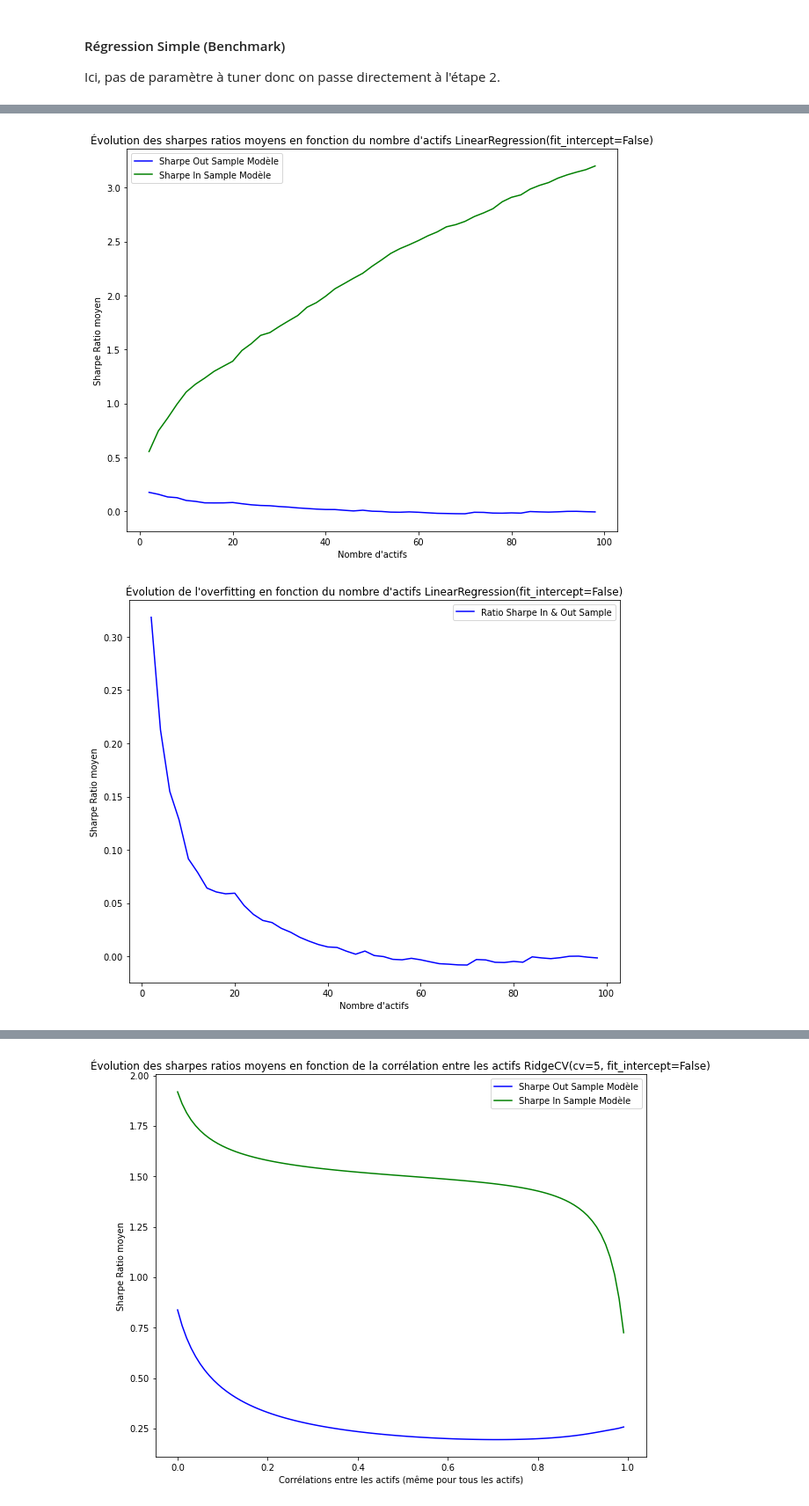
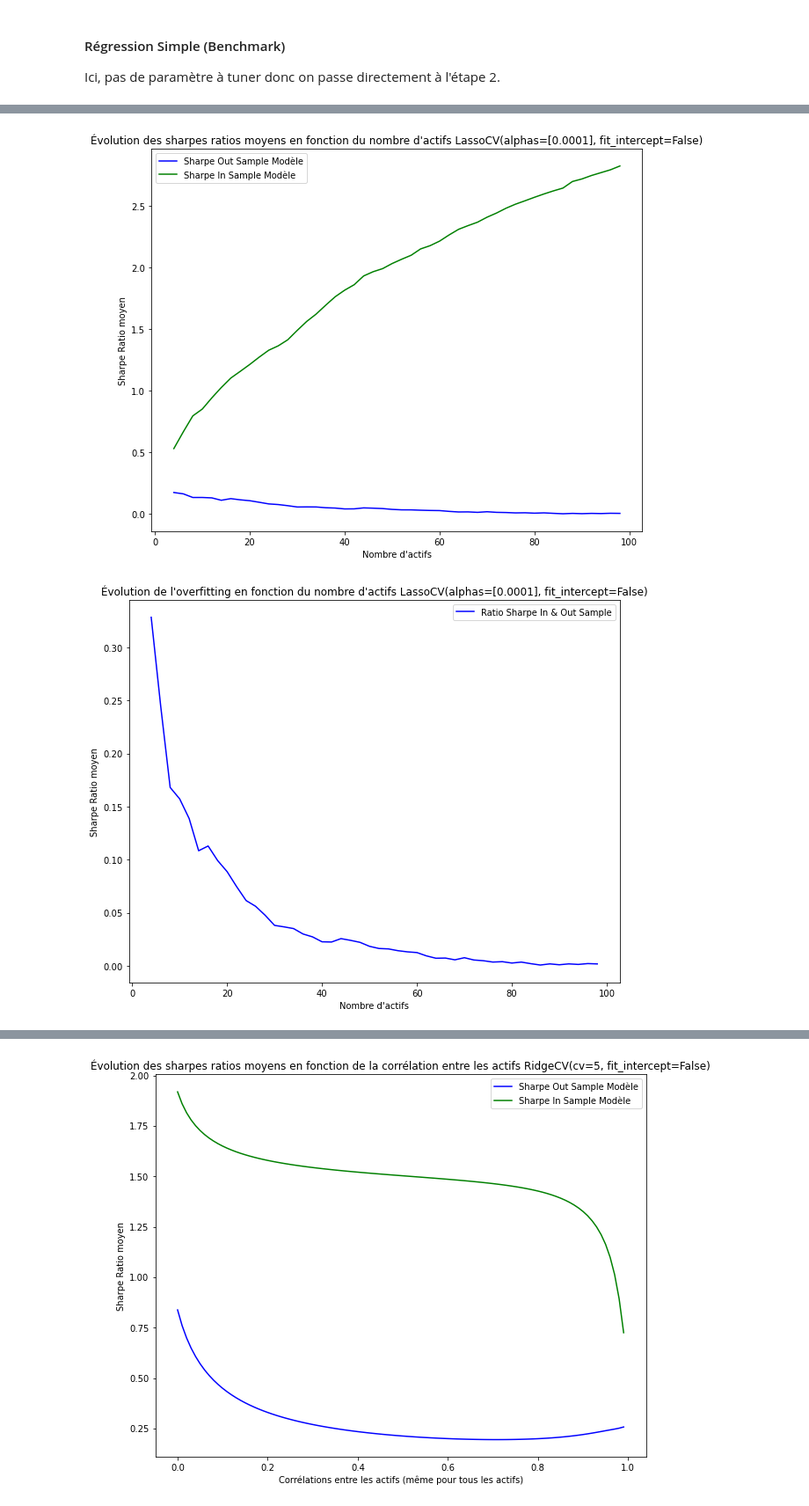
Before and after one commit to PyTomSss/StatApp_M1_ENSAE, a Jupyter notebook: Test_Linear_Models/Linear_Models_Without_Signals.ipynb, the cells around one changed output, grey strips where cells are left out. Shown at 88% size. Drawn from its saved outputs; the diff is of its cells as text; code cells hidden in the pictures.

```diff
--- a/Test_Linear_Models/Linear_Models_Without_Signals.ipynb
+++ b/Test_Linear_Models/Linear_Models_Without_Signals.ipynb
@@ -74,5 +87,5 @@ test_linear_model(2,50*256, LassoCV(fit_intercept = False, cv = 5), K = 15)
 # %%
-test_linear_model(1, 100, LinearRegression(fit_intercept = False), K = 15)
+test_linear_model(1,100, LassoCV(fit_intercept = False, alphas = [0.0001]), K = 15)
 # %% [output]
-[figure, old version]
+[figure, new version]
-[figure, old version]
+[figure, new version]
```
Also changed, not shown: parts of 5 cells of this notebook.
